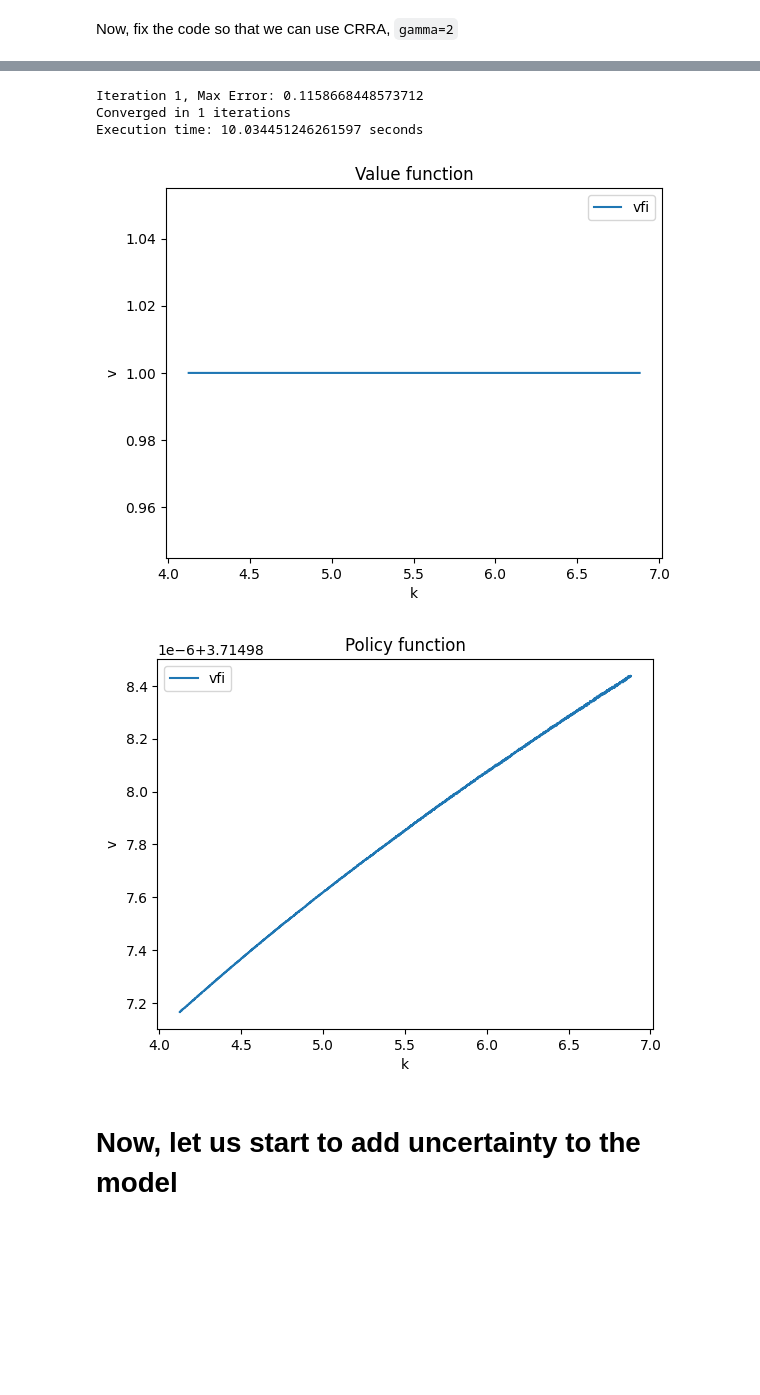
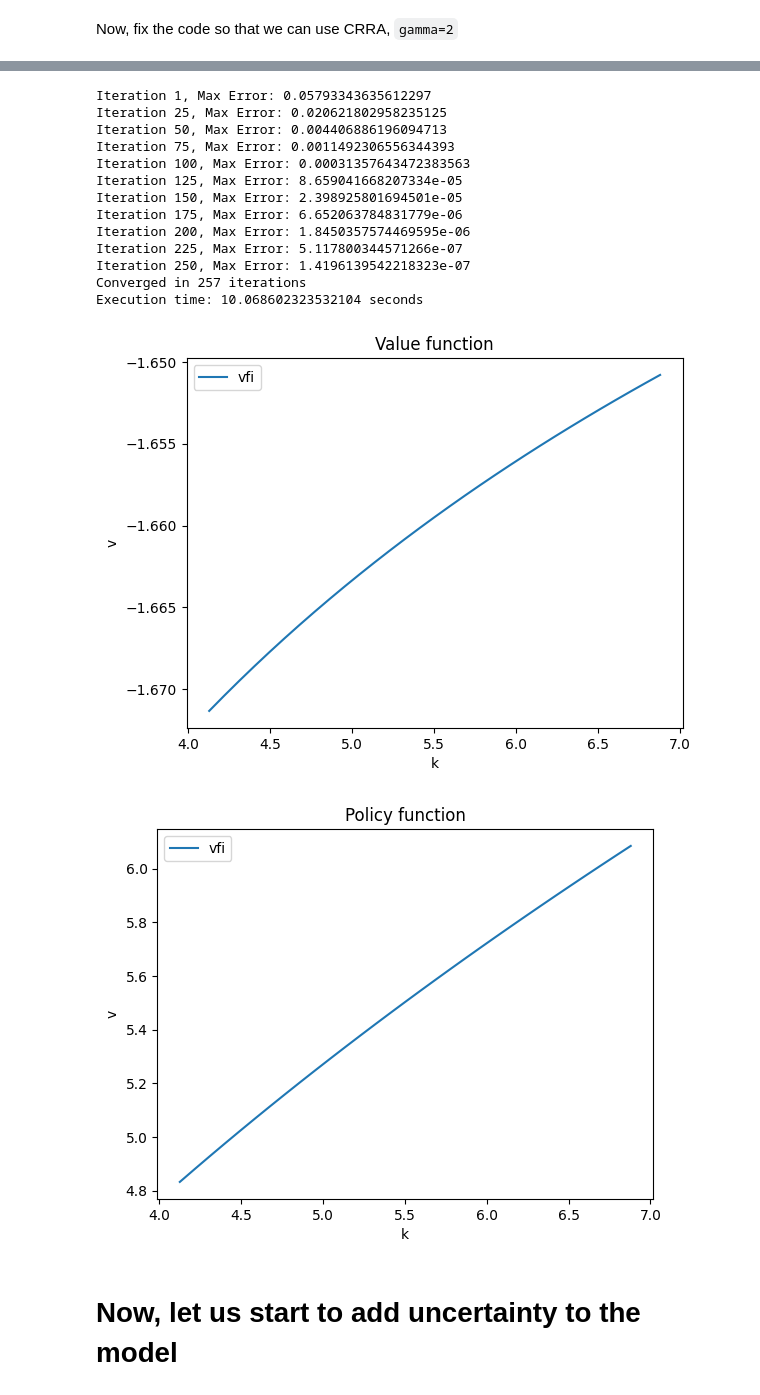
Before and after one commit to sgcbayli024/ECON8185_Homework, a Jupyter notebook: HW3_Bayliss.ipynb, the cells around one changed output, grey strips where cells are left out. Drawn from its saved outputs; the diff is of its cells as text; code cells hidden in the pictures; blank space fills up the shorter version.

Commit message:
completed interpolation with no shocks

```diff
--- a/HW3_Bayliss.ipynb
+++ b/HW3_Bayliss.ipynb
@@ -46,10 +46,12 @@ Utility
 def u(c, gamma):
     if gamma == 1:
         return np.log(c)
-    if gamma < 1:
+    #if gamma < 1:
+    #    return ((c ** (1 - gamma))/( 1 - gamma))
+    #if gamma > 1:
+    #    return - 1 / ((gamma - 1) * (c ** (gamma - 1)))
+    else:
         return ((c ** (1 - gamma))/( 1 - gamma))
-    if gamma > 1:
-        return - ((gamma - 1) / (c ** (gamma - 1)))
 # %%
 def u_new(c,gamma, beta):
     return (1 - beta) * (c) ** (1-gamma)
@@ -514,13 +515,13 @@ def Tq(toler, max_iter, beta, gamma, alpha, delta, A, n):
 
             def F(kp, k_i, V_interp):
                 c = f(A, alpha, delta, k_i) - kp
-                return -((u(c, gamma) + beta * (V_interp(kp))))
+                return - ((u(c, gamma) + beta * (V_interp(kp))))
 
             V_interp = interpolate.interp1d(np.squeeze(k), np.squeeze(V) , kind = 'cubic', fill_value = 'extrapolate')
 
             k_min = np.min(k) * 0.9
 
-            k_max = f(A, alpha, delta, k[i]) + 1
+            k_max = f(A, alpha, delta, k[i]) + 1e-4
 
             dF_min = -1
 
@@ -538,14 +539,14 @@ def Tq(toler, max_iter, beta, gamma, alpha, delta, A, n):
 
         iter += 1
 
-        error = np.abs(np.max(V_new - V))
+        error = np.abs(np.max((V_new - V)/(1+np.abs(V))))
 
         if iter == 1:
             print(f"Iteration {iter}, Max Error: {error}")
         if iter % 25 == 0:
             print(f"Iteration {iter}, Max Error: {error}")
 
-        if np.max((V_new - V)) < toler:
+        if np.max(np.abs(V_new - V)/(1+np.abs(V))) < toler:
             print(f"Converged in {iter} iterations")
             break
 
@@ -574,13 +575,23 @@ def Tq(toler, max_iter, beta, gamma, alpha, delta, A, n):
 
     return V, G_kp
 # %%
-q_v, q_pol = Tq(toler=1e-6, max_iter=1000000, beta=0.95, gamma=2, alpha=0.33, delta=1, A=10, n=1)
+q_v, q_pol = Tq(toler=1e-7, max_iter=1000000, beta=0.95, gamma=2, alpha=0.33, delta=1, A=10, n=31)
 # %% [output]
-Iteration 1, Max Error: 0.1158668448573712
-Converged in 1 iterations
-Execution time: 10.034451246261597 seconds
+Iteration 1, Max Error: 0.05793343635612297
+Iteration 25, Max Error: 0.020621802958235125
+Iteration 50, Max Error: 0.004406886196094713
+Iteration 75, Max Error: 0.0011492306556344393
+Iteration 100, Max Error: 0.00031357643472383563
+Iteration 125, Max Error: 8.659041668207334e-05
+Iteration 150, Max Error: 2.398925801694501e-05
+Iteration 175, Max Error: 6.652063784831779e-06
+Iteration 200, Max Error: 1.8450357574469595e-06
+Iteration 225, Max Error: 5.117800344571266e-07
+Iteration 250, Max Error: 1.4196139542218323e-07
+Converged in 257 iterations
+Execution time: 10.068602323532104 seconds
-[figure, old version]
+[figure, new version]
-[figure, old version]
+[figure, new version]
 # %% [markdown]
 # Now, let us start to add uncertainty to the model
 # %% [markdown]
```
Also changed, not shown: parts of 4 cells of this notebook.
